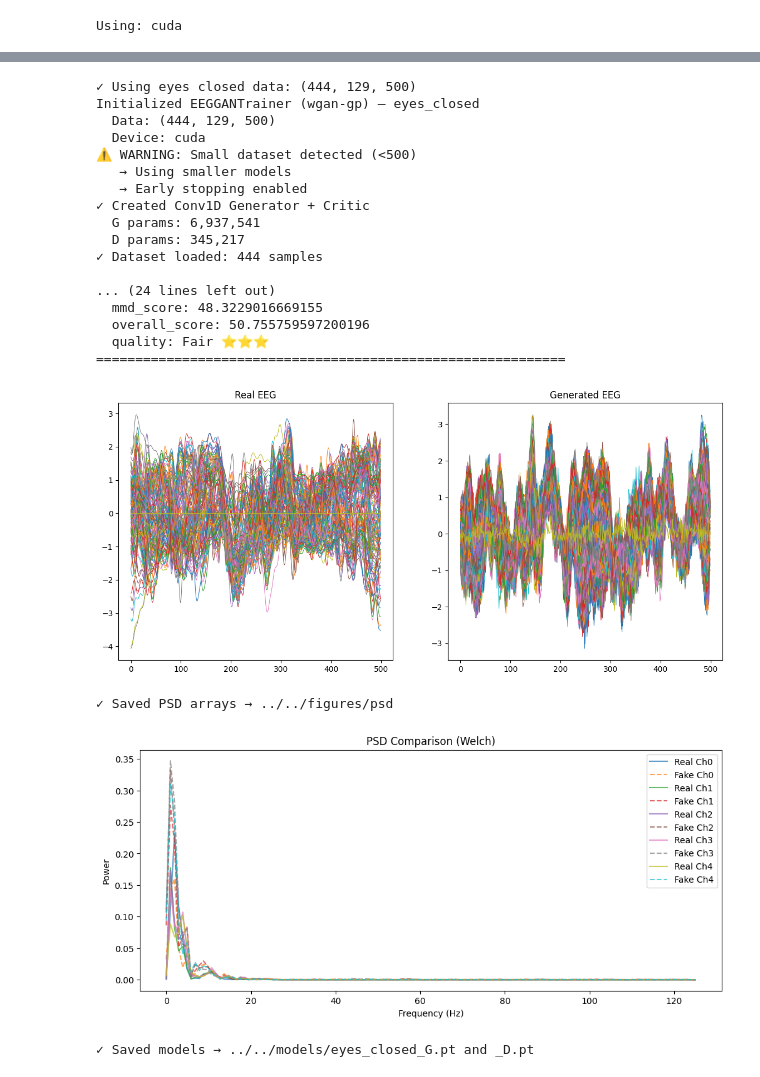
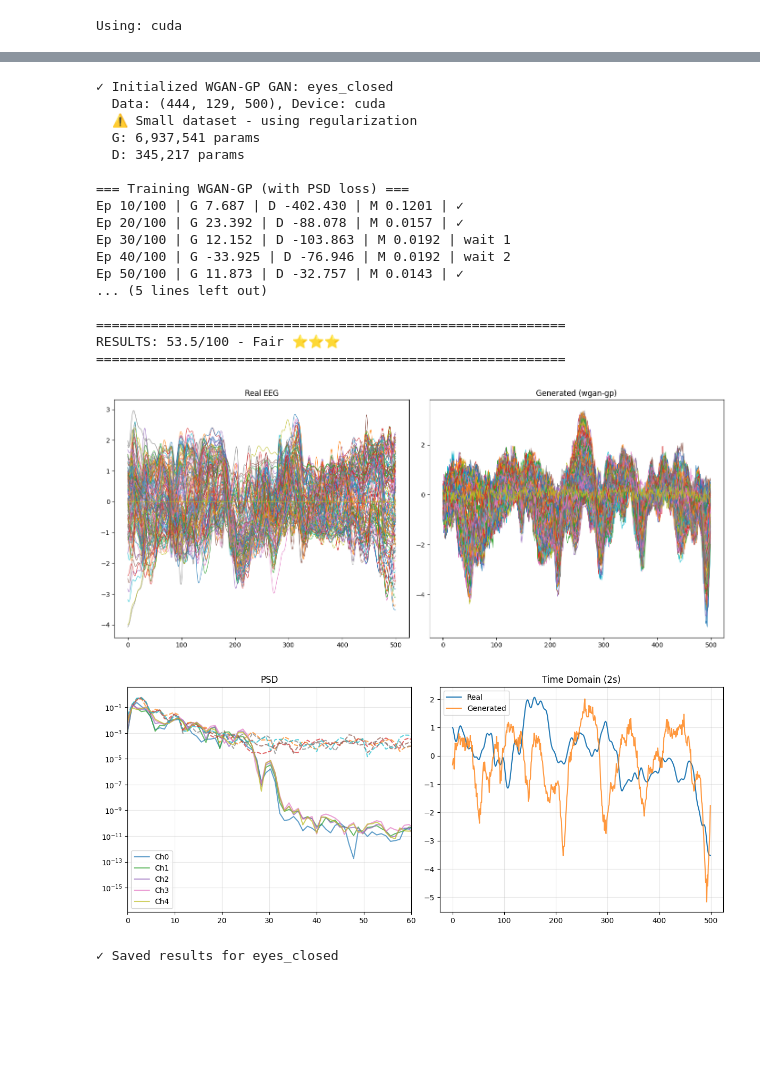
Before and after one commit to josephzhengg/amplab-digtwins, a Jupyter notebook: notebooks/joseph-nb/resting_state_gans.ipynb, the cells around one changed output, grey strips where cells are left out. Saved outputs shown, nothing was run; the diff lists cells and outputs as text; code cells hidden in the pictures; blank space fills up the shorter version.

```diff
--- a/notebooks/joseph-nb/resting_state_gans.ipynb
+++ b/notebooks/joseph-nb/resting_state_gans.ipynb
@@ -678,57 +484,34 @@ Initialized EEGGANTrainer (wgan-gp) — eyes_open
 # %%
-# Train eyes closed GAN (data already loaded above)
-print(f"✓ Using eyes closed data: {segments_closed.shape}")
+# Train eyes closed
+trainer_closed = EEGGANTrainer(segments_closed, name='eyes_closed', device=device, gan_type='wgan-gp')
+trainer_closed.train(epochs=100)
+synthetic_closed = trainer_closed.generate(100)
 
-# TRAIN IN 3 LINES!
-trainer_closed = EEGGANTrainer(segments_closed, name='eyes_closed', device=device, gan_type='wgan-gp')
-trainer_closed.train()
-synthetic_closed = trainer_closed.generate(n_samples=100)
+eval_closed = trainer_closed.evaluate(synthetic_closed)
+print(f"\n{'='*60}\nRESULTS: {eval_closed['overall_score']:.1f}/100 - {eval_closed['quality']}\n{'='*60}")
 
-# Evaluate
-eval_closed = trainer_closed.evaluate(synthetic_closed)
-print("\n" + "="*60)
-print("EVALUATION RESULTS: EYES CLOSED")
-print("="*60)
-for key, value in eval_closed.items():
-    print(f"  {key}: {value}")
-print("="*60)
-
-# Visualize
 trainer_closed.plot_comparison(synthetic_closed, save_path='../../figures/eyes_closed_gan.png')
-
-trainer_closed.save_psd(
-    real=trainer_closed.data[:10],
-    fake=synthetic_closed[:10],
-    save_dir='../../figures/psd'
-)
-
-trainer_closed.plot_psd_comparison(
-    real=trainer_closed.data[:1],
-    fake=synthetic_closed[:1],
-    save_path='../../figures/psd_closed.png'
-)
-
-trainer_closed.save_models(directory='../../models')
+trainer_closed.plot_psd_comparison(synthetic_closed, save_path='../../figures/eyes_closed_psd.png')
+trainer_closed.save_results(synthetic_closed, eval_closed)
 # %% [output]
-✓ Using eyes closed data: (444, 129, 500)
-Initialized EEGGANTrainer (wgan-gp) — eyes_closed
-  Data: (444, 129, 500)
-  Device: cuda
-⚠️ WARNING: Small dataset detected (<500)
-   → Using smaller models
-   → Early stopping enabled
-✓ Created Conv1D Generator + Critic
-  G params: 6,937,541
-  D params: 345,217
-✓ Dataset loaded: 444 samples
+✓ Initialized WGAN-GP GAN: eyes_closed
+  Data: (444, 129, 500), Device: cuda
+  ⚠️ Small dataset - using regularization
+  G: 6,937,541 params
+  D: 345,217 params
 
-... (24 lines left out)
-  mmd_score: 48.3229016669155
-  overall_score: 50.755759597200196
-  quality: Fair ⭐⭐⭐
+=== Training WGAN-GP (with PSD loss) ===
+Ep 10/100 | G 7.687 | D -402.430 | M 0.1201 | ✓
+Ep 20/100 | G 23.392 | D -88.078 | M 0.0157 | ✓
+Ep 30/100 | G 12.152 | D -103.863 | M 0.0192 | wait 1
+Ep 40/100 | G -33.925 | D -76.946 | M 0.0192 | wait 2
+Ep 50/100 | G 11.873 | D -32.757 | M 0.0143 | ✓
+... (5 lines left out)
+
 ============================================================
+RESULTS: 53.5/100 - Fair ⭐⭐⭐
+============================================================
-[figure, old version]
+[figure, new version]
+[figure, new version]
-✓ Saved PSD arrays → ../../figures/psd
+✓ Saved results for eyes_closed
-[figure, old version]
-✓ Saved models → ../../models/eyes_closed_G.pt and _D.pt
 # %%
```
Also changed, not shown: parts of 6 cells of this notebook, 5 other files.
